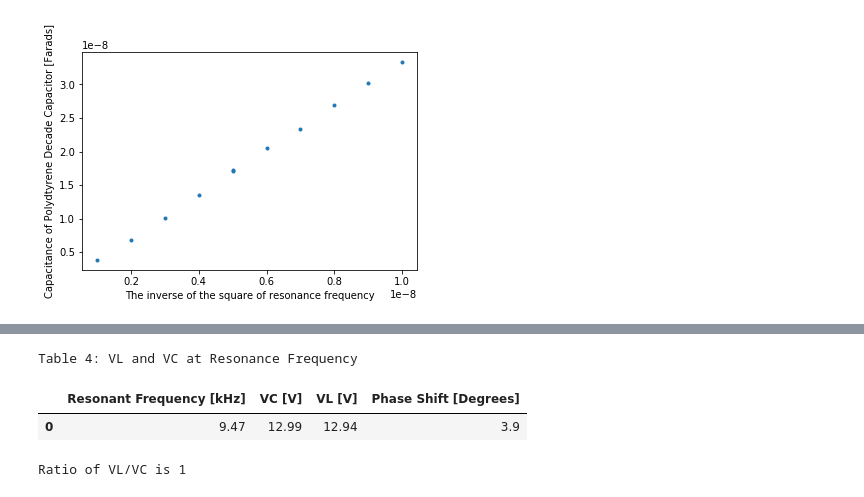
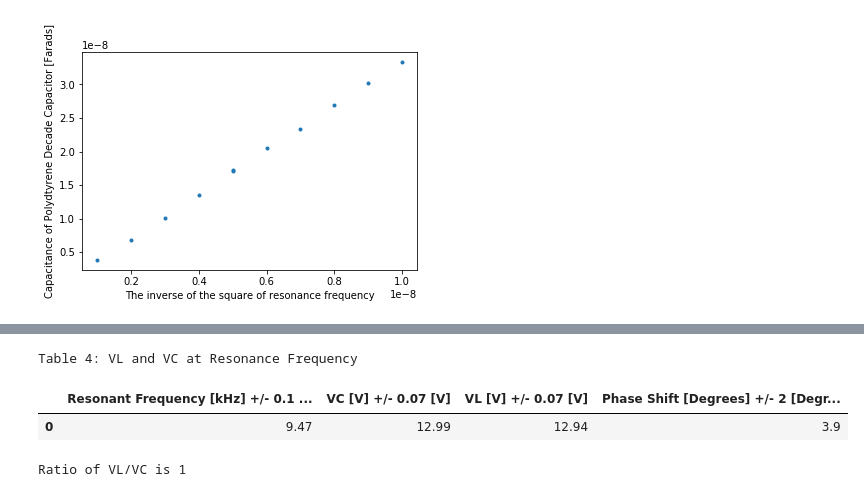
Before and after one commit to ReckoningReckoner/ENPHYS253, a Jupyter notebook: Lab7/labbook.ipynb, the cells around one changed output, grey strips where cells are left out. Saved outputs shown, nothing was run; the diff lists cells and outputs as text; code cells hidden in the pictures.

```diff
--- a/Lab7/labbook.ipynb
+++ b/Lab7/labbook.ipynb
@@ -101,13 +99,13 @@ Ratio of VR/VL is 0.0098
 # %%
-Part3LC = pd.read_excel('Part3LC.xlsx')
+Part3LC = pd.read_excel('Data/Part3LC.xlsx')
 Part3LC1 = Part3LC.as_matrix()
 print('Table 4: VL and VC at Resonance Frequency ')
 
 VLVC = Part3LC1[0,1]/Part3LC1[0,2]
 Part3LC
 # %% [output]
 Table 4: VL and VC at Resonance Frequency
-|  | Resonant Frequency [kHz] | VC [V] | VL [V] | Phase Shift [Degrees] |
+|  | Resonant Frequency [kHz] +/- 0.1 ... | VC [V] +/- 0.07 [V] | VL [V] +/- 0.07 [V] | Phase Shift [Degrees] +/- 2 [Degr... |
 | 0 | 9.47 | 12.99 | 12.94 | 3.9 |
 # %%
 print('Ratio of VL/VC is {:.2g}'.format(VLVC))
```
Also changed, not shown: parts of 11 cells of this notebook, 16 other files.
